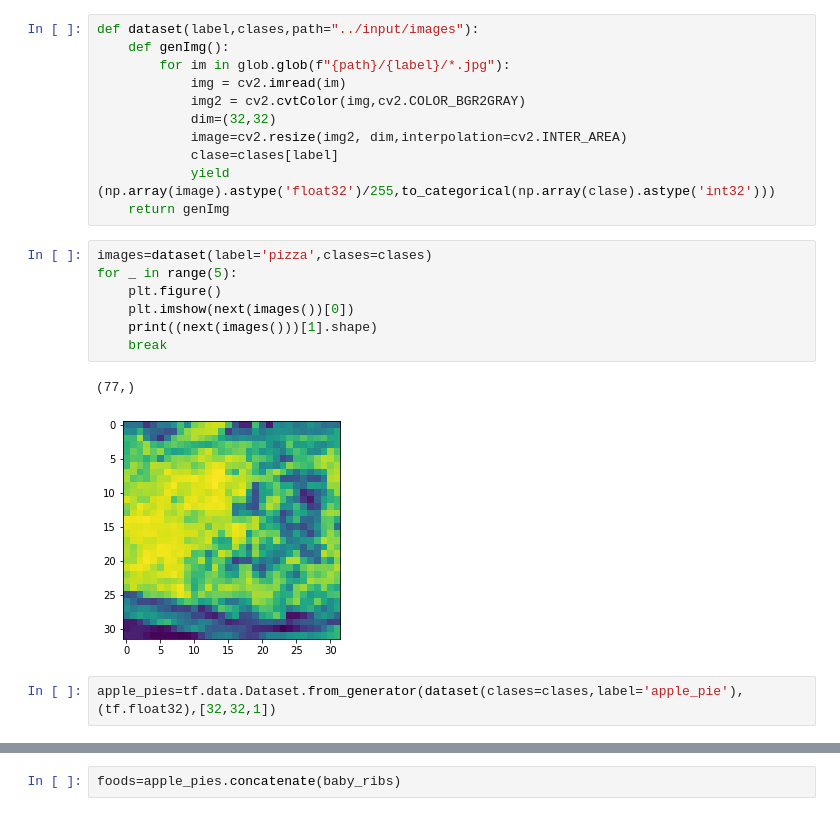
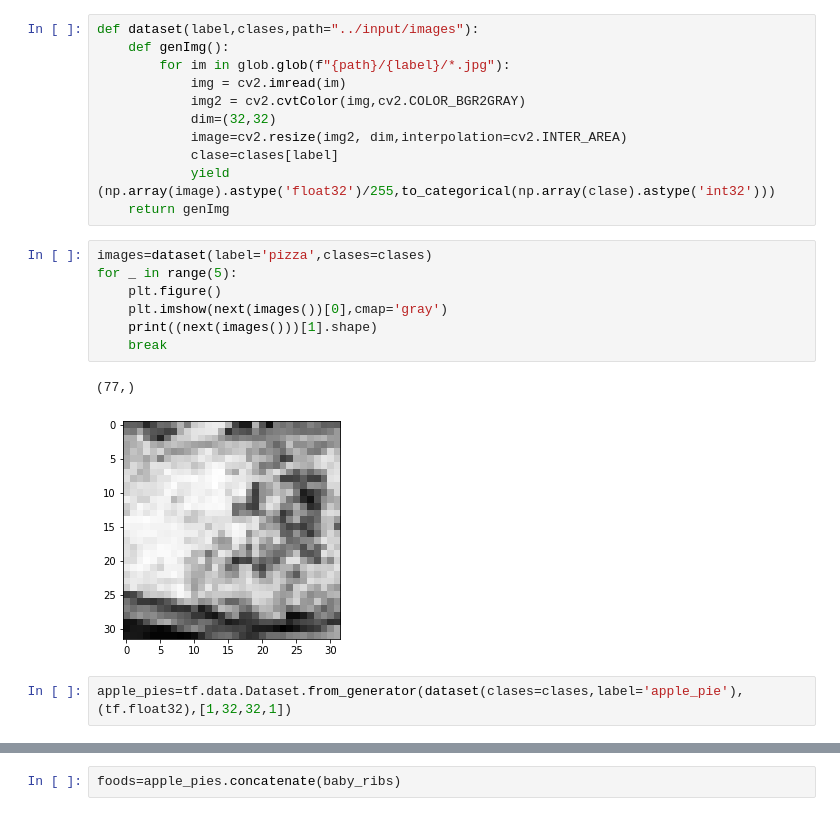
Before and after one commit to silviaherf/foodie_api, a Jupyter notebook: src/image_processing_part.ipynb, the cells around one changed output, grey strips where cells are left out. Drawn from its saved outputs; the diff is of its cells as text.

```diff
--- a/src/image_processing_part.ipynb
+++ b/src/image_processing_part.ipynb
@@ -138,15 +138,15 @@ def dataset(label,clases,path="../input/images"):
 # %%
 images=dataset(label='pizza',clases=clases)
 for _ in range(5):
     plt.figure()
-    plt.imshow(next(images())[0])
+    plt.imshow(next(images())[0],cmap='gray')
     print((next(images()))[1].shape)
     break
 # %% [output]
 (77,)
-[figure, old version]
+[figure, new version]
 # %%
-apple_pies=tf.data.Dataset.from_generator(dataset(clases=clases,label='apple_pie'),(tf.float32),[32,32,1])
+apple_pies=tf.data.Dataset.from_generator(dataset(clases=clases,label='apple_pie'),(tf.float32),[1,32,32,1])
 # %%
 apple_pies
 # %% [output]
```
Also changed, not shown: parts of 6 cells of this notebook.
